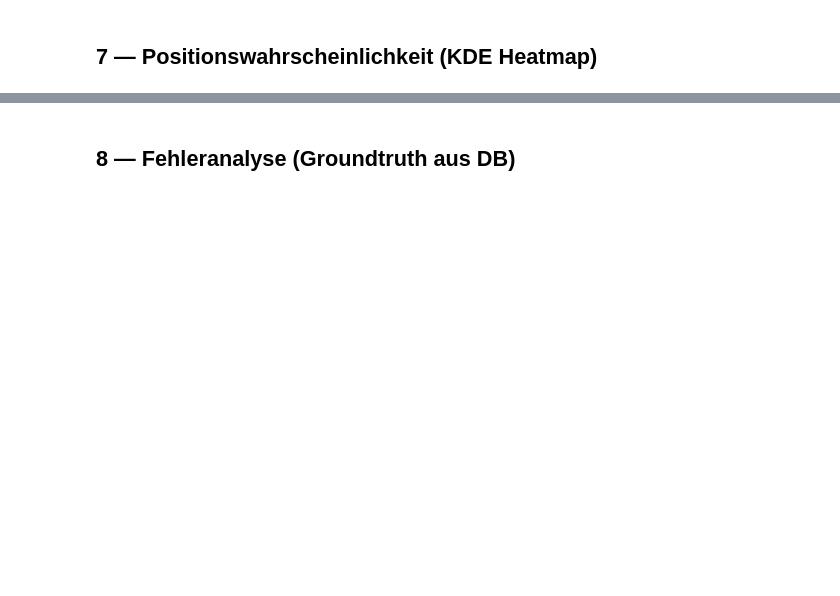
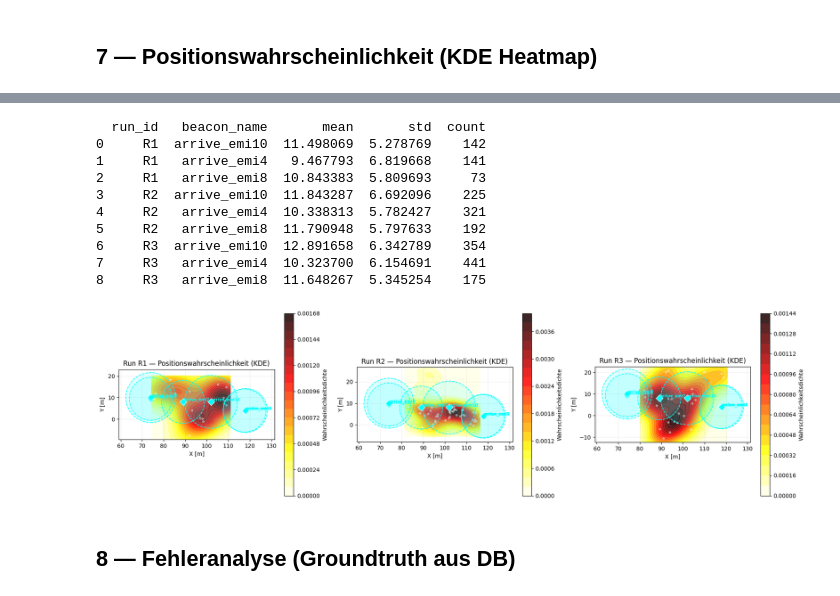
Before and after one commit to M4ngo404/embedded_intelligence, a Jupyter notebook: notebooks/rssi_position_analysis.ipynb, the cells around one changed output, grey strips where cells are left out. Saved outputs shown, nothing was run; the diff lists cells and outputs as text; code cells hidden in the pictures; blank space fills up the shorter version.

```diff
--- a/notebooks/rssi_position_analysis.ipynb
+++ b/notebooks/rssi_position_analysis.ipynb
@@ -538,3 +562,76 @@ plt.show()
+# %%
+# Nur Beacons auf gleicher Etage verwenden
+df_clean = rssi_df[rssi_df['floor_delta'] == 0].copy()
+# Mittlere Distanz pro Beacon (als Fingerprint-Ersatz)
+df_fingerprint = (df_clean
+    .groupby(['run_id', 'beacon_name'])['dist_est_m']
+    .agg(['mean', 'std', 'count'])
+    .reset_index()
+)
+print(df_fingerprint)
+fig, axes = plt.subplots(1, len(runs_list), figsize=(6*len(runs_list), 5), squeeze=False)
+
+for ax, run in zip(axes[0], runs_list):
+    df_run = all_positions[all_positions['run_id'] == run].dropna()
+    if len(df_run) < 5:
+        ax.set_title(f'Run {run} — zu wenig Daten'); continue
+
+    xy  = np.vstack([df_run['x_est'], df_run['y_est']])
+    kde = gaussian_kde(xy)
+    x_grid = np.linspace(df_run['x_est'].min()-2, df_run['x_est'].max()+2, 100)
+    y_grid = np.linspace(df_run['y_est'].min()-2, df_run['y_est'].max()+2, 100)
+    X, Y = np.meshgrid(x_grid, y_grid)
+    Z = kde(np.vstack([X.ravel(), Y.ravel()])).reshape(X.shape)
+
+    im = ax.contourf(X, Y, Z, levels=20, cmap='hot_r', alpha=0.85)
+    plt.colorbar(im, ax=ax, label='Wahrscheinlichkeitsdichte')
+    ax.scatter(df_run['x_est'], df_run['y_est'], s=10, color='white', alpha=0.4, zorder=2)
+
+    # ── NEU: Beacon-Radien ──────────────────────────────────────────
+    radius_per_beacon = (df_clean
+    .groupby('beacon_name')['dist_est_m']
+    .mean()
+    .to_dict()
+    )
+    for name, (bx, by, bfloor) in BEACON_POSITIONS.items():
+        radius = radius_per_beacon.get(name, 10)
+        circle = plt.Circle((bx, by), radius,
+                             color='cyan', alpha=0.12,
+                             linestyle='--', linewidth=1.2,
+                             fill=True, zorder=3)
+        ax.add_patch(circle)
+        ax.add_patch(plt.Circle((bx, by), radius,
+                                color='cyan', fill=False,
+                                linestyle='--', linewidth=1.2, zorder=3))
+
+    # ── NEU: Beacon-Punkte & Labels ─────────────────────────────────
+        ax.scatter(bx, by, c='cyan', s=80,
+                   edgecolors='white', linewidths=0.8,
+                   zorder=4, marker='D')
+        ax.annotate(name.replace('arrive_emi_', 'B'),
+                    (bx + 0.4, by + 0.4),
+                    color='cyan', fontsize=7,
+                    fontweight='bold', zorder=5)
+    # ────────────────────────────────────────────────────────────────
+
+    ax.set_title(f'Run {run} — Positionswahrscheinlichkeit (KDE)')
+    ax.set_xlabel('X [m]'); ax.set_ylabel('Y [m]')
+    ax.set_aspect('equal'); ax.grid(True, alpha=0.2)
+
+plt.tight_layout()
+plt.show()
+# %% [output]
+  run_id   beacon_name       mean       std  count
+0     R1  arrive_emi10  11.498069  5.278769    142
+1     R1   arrive_emi4   9.467793  6.819668    141
+2     R1   arrive_emi8  10.843383  5.809693     73
+3     R2  arrive_emi10  11.843287  6.692096    225
+4     R2   arrive_emi4  10.338313  5.782427    321
+5     R2   arrive_emi8  11.790948  5.797633    192
+6     R3  arrive_emi10  12.891658  6.342789    354
+7     R3   arrive_emi4  10.323700  6.154691    441
+8     R3   arrive_emi8  11.648267  5.345254    175
+[figure, added]
 # %% [markdown]
 ## 8 — Fehleranalyse (Groundtruth aus DB)
 # %%
```
Also changed, not shown: parts of 9 cells of this notebook.
